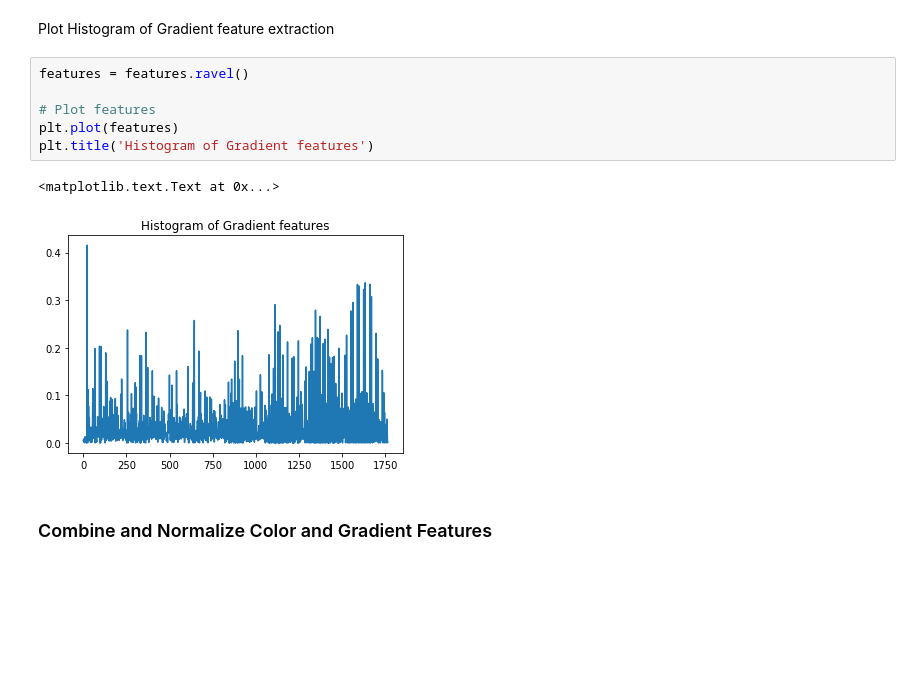
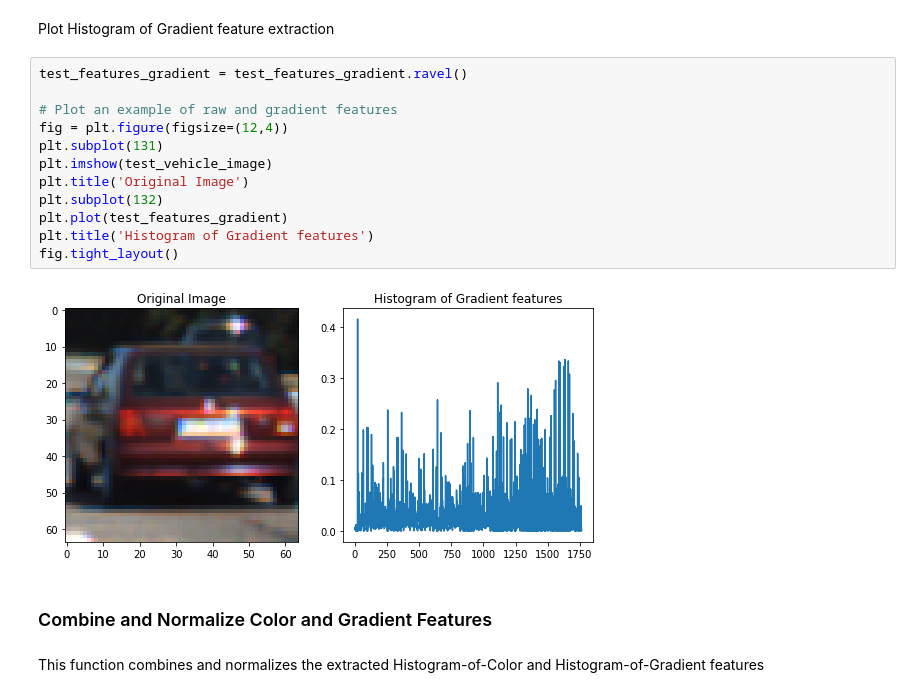
Before and after one commit to vinny-palumbo/AutonomousCars-VehicleDetection, a Jupyter notebook: pipeline.ipynb, the cells around one changed output. Cells and saved outputs as stored; diff of their text form; blank space fills up the shorter version.

```diff
--- a/pipeline.ipynb
+++ b/pipeline.ipynb
@@ -168,13 +168,20 @@ C:\Users\Vincent\Miniconda3\envs\carnd-term1\lib\site-packages\skimage\feature\_
 # %% [markdown]
 Plot Histogram of Gradient feature extraction
-# %%
-features = features.ravel()
-
-# Plot features
-plt.plot(features)
-plt.title('Histogram of Gradient features')
-# %% [output]
-<matplotlib.text.Text at 0x...>
-[figure, removed]
+# %%
+test_features_gradient = test_features_gradient.ravel()
+
+# Plot an example of raw and gradient features
+fig = plt.figure(figsize=(12,4))
+plt.subplot(131)
+plt.imshow(test_vehicle_image)
+plt.title('Original Image')
+plt.subplot(132)
+plt.plot(test_features_gradient)
+plt.title('Histogram of Gradient features')
+fig.tight_layout()
+# %% [output]
+[figure, added]
 # %% [markdown]
 ### Combine and Normalize Color and Gradient Features
+# %% [markdown]
+This function combines and normalizes the extracted Histogram-of-Color and Histogram-of-Gradient features
```
Also changed, not shown: parts of 22 cells of this notebook.
